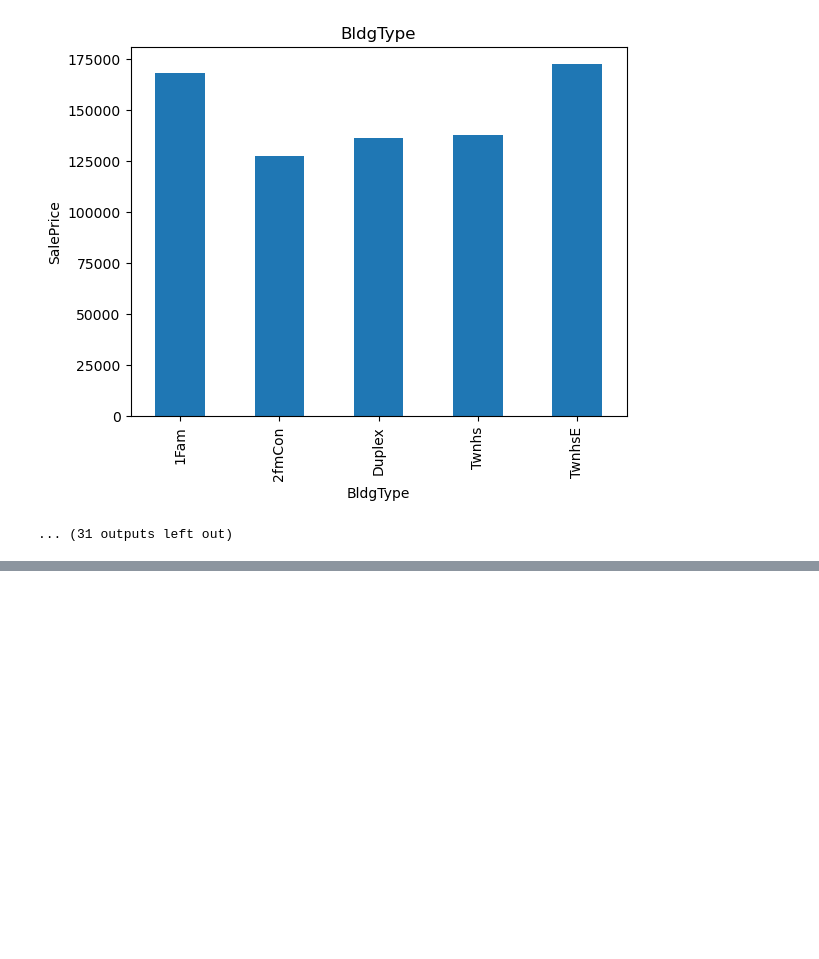
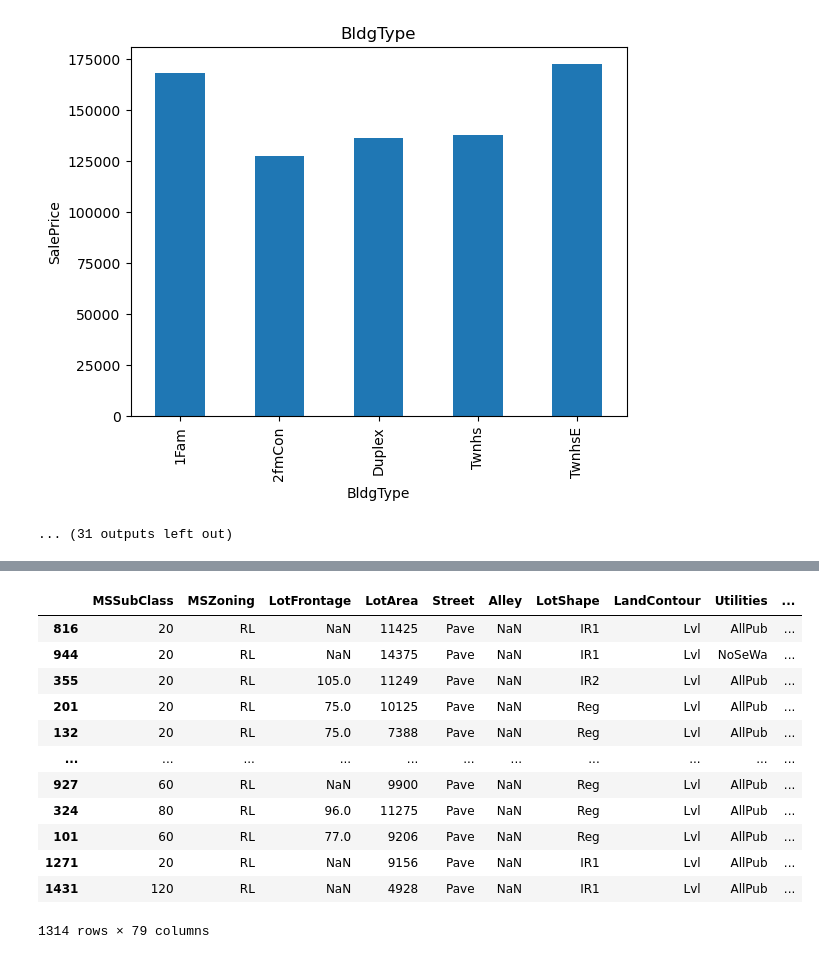
Before and after one commit to kranthi-kiran-kk/EDA-Practice-Module, a Jupyter notebook: house-prices-advanced-regression/EDA-House_Price_Prediction.ipynb, the cells around one changed output, grey strips where cells are left out. Saved outputs shown, nothing was run; the diff lists cells and outputs as text; code cells hidden in the pictures; blank space fills up the shorter version.

```diff
--- a/house-prices-advanced-regression/EDA-House_Price_Prediction.ipynb
+++ b/house-prices-advanced-regression/EDA-House_Price_Prediction.ipynb
@@ -385,0 +402,22 @@ for feature in categorical_features:
+# %%
+x = dataset.iloc[:,1:80]
+y = dataset.iloc[:,-1]
+# %%
+from sklearn.model_selection import train_test_split
+X_train,X_test,y_train,y_test = train_test_split(x,y,test_size=0.1)
+# %%
+X_train
+# %% [output]
+|  | MSSubClass | MSZoning | LotFrontage | LotArea | Street | Alley | LotShape | LandContour | Utilities | ... |
+| 816 | 20 | RL | NaN | 11425 | Pave | NaN | IR1 | Lvl | AllPub | ... |
+| 944 | 20 | RL | NaN | 14375 | Pave | NaN | IR1 | Lvl | NoSeWa | ... |
+| 355 | 20 | RL | 105.0 | 11249 | Pave | NaN | IR2 | Lvl | AllPub | ... |
+| 201 | 20 | RL | 75.0 | 10125 | Pave | NaN | Reg | Lvl | AllPub | ... |
+| 132 | 20 | RL | 75.0 | 7388 | Pave | NaN | Reg | Lvl | AllPub | ... |
+| ... | ... | ... | ... | ... | ... | ... | ... | ... | ... | ... |
+| 927 | 60 | RL | NaN | 9900 | Pave | NaN | Reg | Lvl | AllPub | ... |
+| 324 | 80 | RL | 96.0 | 11275 | Pave | NaN | Reg | Lvl | AllPub | ... |
+| 101 | 60 | RL | 77.0 | 9206 | Pave | NaN | Reg | Lvl | AllPub | ... |
+| 1271 | 20 | RL | NaN | 9156 | Pave | NaN | IR1 | Lvl | AllPub | ... |
+| 1431 | 120 | RL | NaN | 4928 | Pave | NaN | IR1 | Lvl | AllPub | ... |
+1314 rows × 79 columns
```
Also changed, not shown: parts of 4 cells of this notebook.
